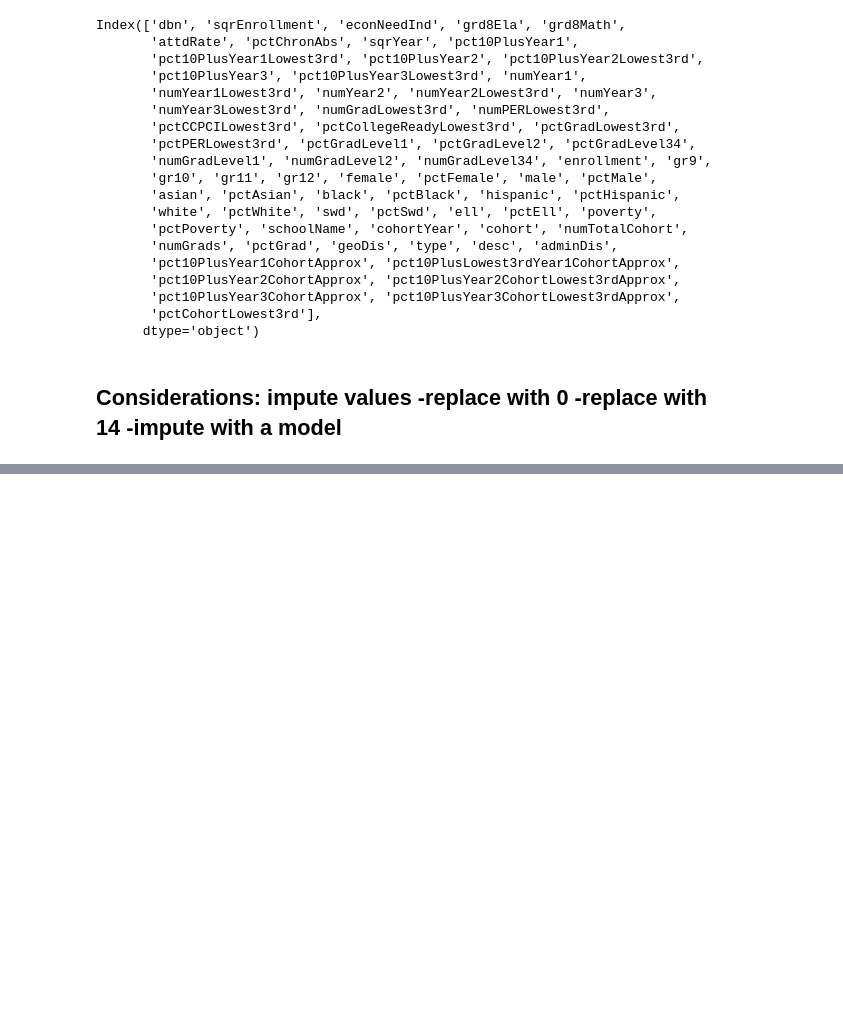
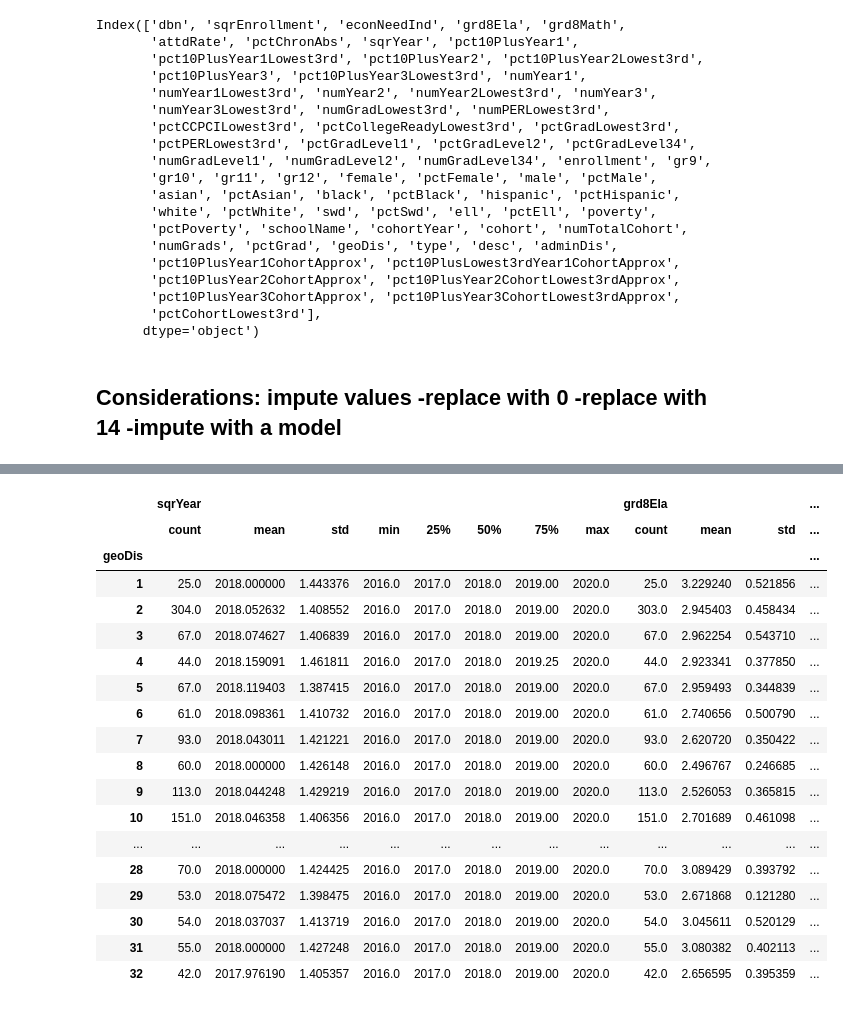
Before and after one commit to meiguan/covid19SchoolsNYC, a Jupyter notebook: modeling_grad_rates.ipynb, the cells around one changed output, grey strips where cells are left out. Drawn from its saved outputs; the diff is of its cells as text; code cells hidden in the pictures; blank space fills up the shorter version.

```diff
--- a/modeling_grad_rates.ipynb
+++ b/modeling_grad_rates.ipynb
@@ -175,10 +282,12 @@ outcomes_df
 # %%
-pred_grad = dt[dt.sqrYear != 2020][['dbn', 'grd8Ela', 'grd8Math', 'attdRate', 'pctSwd', 'pctEll',
-                                    'pct10PlusYear1', 'pct10PlusYear2', 'pct10PlusYear3','econNeedInd', 'pctGrad']].dropna()
+pred_grad = dt[['dbn', 'sqrYear', 'geoDis', 'grd8Ela', 'grd8Math', 'attdRate', 'pctSwd', 'pctEll', 'pct10PlusYear1', 'pct10PlusYear2', 'pct10PlusYear3',
+                'econNeedInd', 'pctGrad', 'numTotalCohort', 'numGrads']]
 form = 'pctGrad ~ grd8Ela + grd8Math + attdRate + pctSwd + pctEll + pct10PlusYear1 + pct10PlusYear2 + pct10PlusYear3 + econNeedInd + 1'
-mod = smf.ols(formula=form, data=pred_grad)
+mod = smf.ols(formula=form, data=pred_grad[pred_grad.sqrYear != 2020].dropna())
 res = mod.fit()
 print(res.summary())
+pred_grad['predGradRate'] = res.predict(pred_grad)
+dt['predGradRate'] = res.predict(dt)
 # %% [output]
                             OLS Regression Results
 ==============================================================================
@@ -236,0 +325,22 @@ Name: 2250, dtype: object
+# %%
+pred_grad.groupby(['geoDis']).describe()
+# %% [output]
+|  | sqrYear |  |  |  |  |  |  |  | grd8Ela |  |  | ... |
+|  | count | mean | std | min | 25% | 50% | 75% | max | count | mean | std | ... |
+| geoDis |  |  |  |  |  |  |  |  |  |  |  | ... |
+| 1 | 25.0 | 2018.000000 | 1.443376 | 2016.0 | 2017.0 | 2018.0 | 2019.00 | 2020.0 | 25.0 | 3.229240 | 0.521856 | ... |
+| 2 | 304.0 | 2018.052632 | 1.408552 | 2016.0 | 2017.0 | 2018.0 | 2019.00 | 2020.0 | 303.0 | 2.945403 | 0.458434 | ... |
+| 3 | 67.0 | 2018.074627 | 1.406839 | 2016.0 | 2017.0 | 2018.0 | 2019.00 | 2020.0 | 67.0 | 2.962254 | 0.543710 | ... |
+| 4 | 44.0 | 2018.159091 | 1.461811 | 2016.0 | 2017.0 | 2018.0 | 2019.25 | 2020.0 | 44.0 | 2.923341 | 0.377850 | ... |
+| 5 | 67.0 | 2018.119403 | 1.387415 | 2016.0 | 2017.0 | 2018.0 | 2019.00 | 2020.0 | 67.0 | 2.959493 | 0.344839 | ... |
+| 6 | 61.0 | 2018.098361 | 1.410732 | 2016.0 | 2017.0 | 2018.0 | 2019.00 | 2020.0 | 61.0 | 2.740656 | 0.500790 | ... |
+| 7 | 93.0 | 2018.043011 | 1.421221 | 2016.0 | 2017.0 | 2018.0 | 2019.00 | 2020.0 | 93.0 | 2.620720 | 0.350422 | ... |
+| 8 | 60.0 | 2018.000000 | 1.426148 | 2016.0 | 2017.0 | 2018.0 | 2019.00 | 2020.0 | 60.0 | 2.496767 | 0.246685 | ... |
+| 9 | 113.0 | 2018.044248 | 1.429219 | 2016.0 | 2017.0 | 2018.0 | 2019.00 | 2020.0 | 113.0 | 2.526053 | 0.365815 | ... |
+| 10 | 151.0 | 2018.046358 | 1.406356 | 2016.0 | 2017.0 | 2018.0 | 2019.00 | 2020.0 | 151.0 | 2.701689 | 0.461098 | ... |
+| ... | ... | ... | ... | ... | ... | ... | ... | ... | ... | ... | ... | ... |
+| 28 | 70.0 | 2018.000000 | 1.424425 | 2016.0 | 2017.0 | 2018.0 | 2019.00 | 2020.0 | 70.0 | 3.089429 | 0.393792 | ... |
+| 29 | 53.0 | 2018.075472 | 1.398475 | 2016.0 | 2017.0 | 2018.0 | 2019.00 | 2020.0 | 53.0 | 2.671868 | 0.121280 | ... |
+| 30 | 54.0 | 2018.037037 | 1.413719 | 2016.0 | 2017.0 | 2018.0 | 2019.00 | 2020.0 | 54.0 | 3.045611 | 0.520129 | ... |
+| 31 | 55.0 | 2018.000000 | 1.427248 | 2016.0 | 2017.0 | 2018.0 | 2019.00 | 2020.0 | 55.0 | 3.080382 | 0.402113 | ... |
+| 32 | 42.0 | 2017.976190 | 1.405357 | 2016.0 | 2017.0 | 2018.0 | 2019.00 | 2020.0 | 42.0 | 2.656595 | 0.395359 | ... |
```
Also changed, not shown: parts of 20 cells of this notebook, 2 other files.
